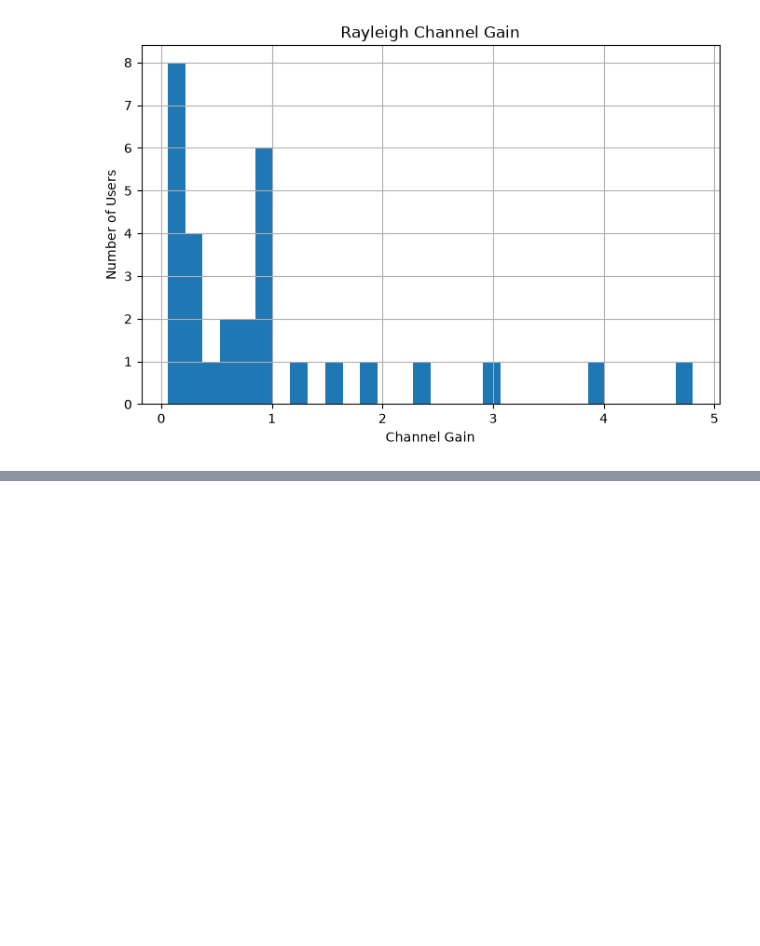
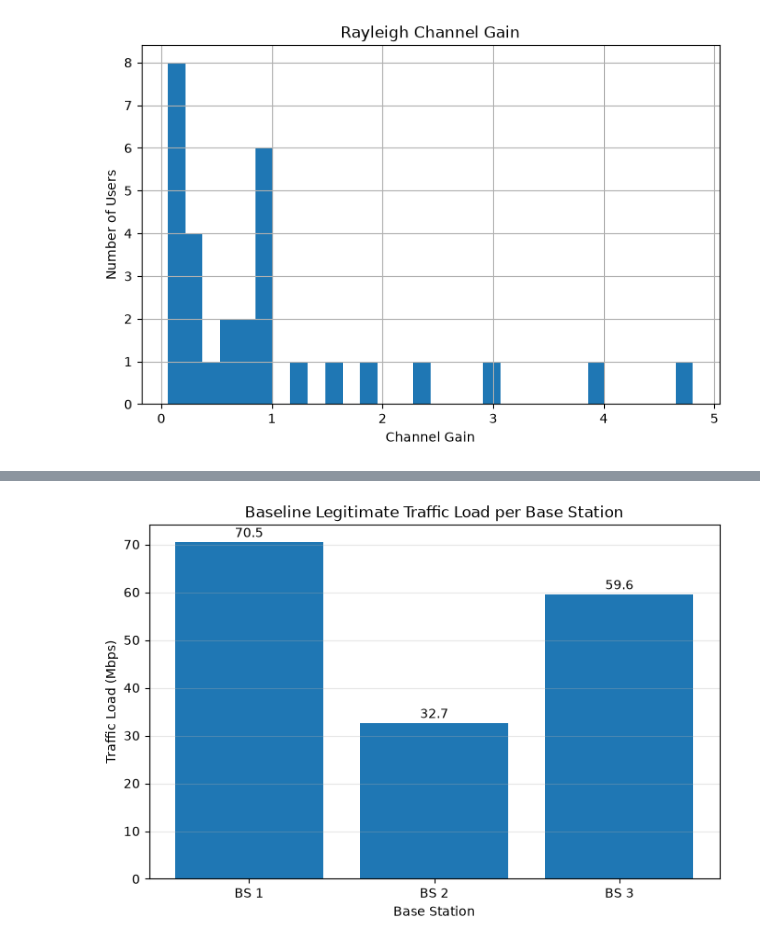
Before and after one commit to Chathuranga630/sionna, a Jupyter notebook: Spoofed_Traffic_v3.ipynb, the cells around one changed output, grey strips where cells are left out. Cells and saved outputs as stored; diff of their text form; code cells hidden in the pictures; blank space fills up the shorter version.

```diff
--- a/Spoofed_Traffic_v3.ipynb
+++ b/Spoofed_Traffic_v3.ipynb
@@ -1805,0 +2046,29 @@ plt.show()
+# %%
+# STEP 13.5 - Visualize Traffic Load per Base Station
+
+plt.figure(figsize=(8, 5))
+
+plt.bar(
+    bs_labels,
+    traffic_per_bs
+)
+
+plt.xlabel("Base Station")
+plt.ylabel("Traffic Load (Mbps)")
+plt.title("Baseline Legitimate Traffic Load per Base Station")
+
+# Add traffic values above bars
+for i, value in enumerate(traffic_per_bs):
+
+    plt.text(
+        i,
+        value + 1,
+        f"{value:.1f}",
+        ha="center"
+    )
+
+plt.grid(axis="y", alpha=0.3)
+
+plt.show()
+# %% [output]
+[figure, added]
```
Also changed, not shown: parts of 70 cells of this notebook.
